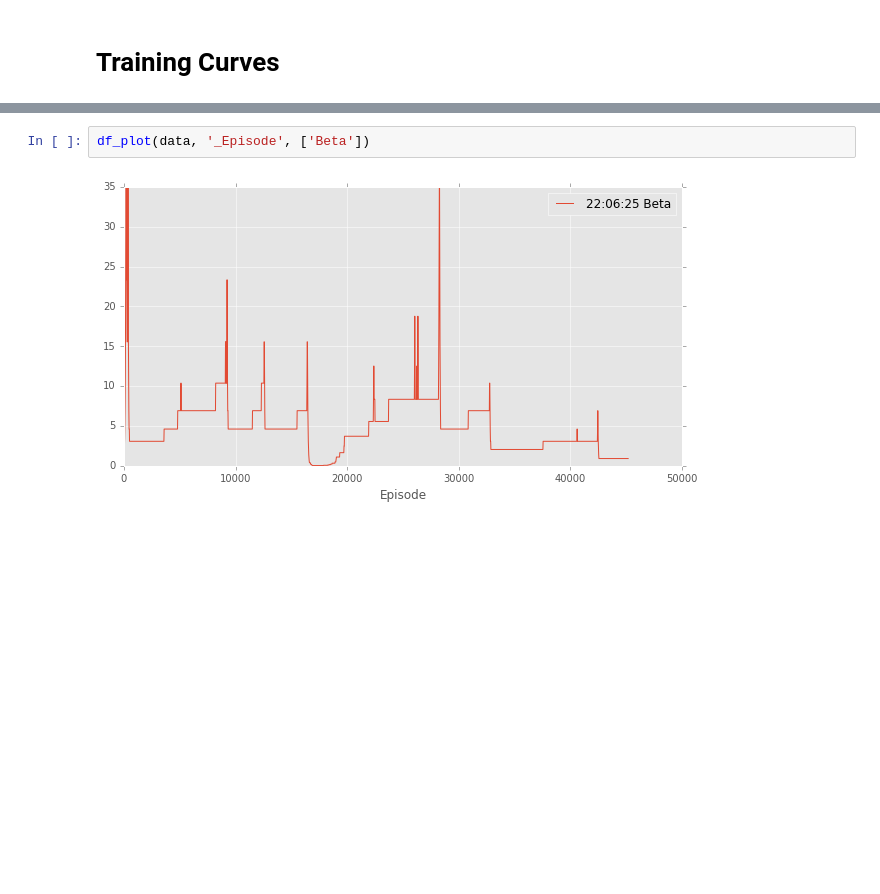
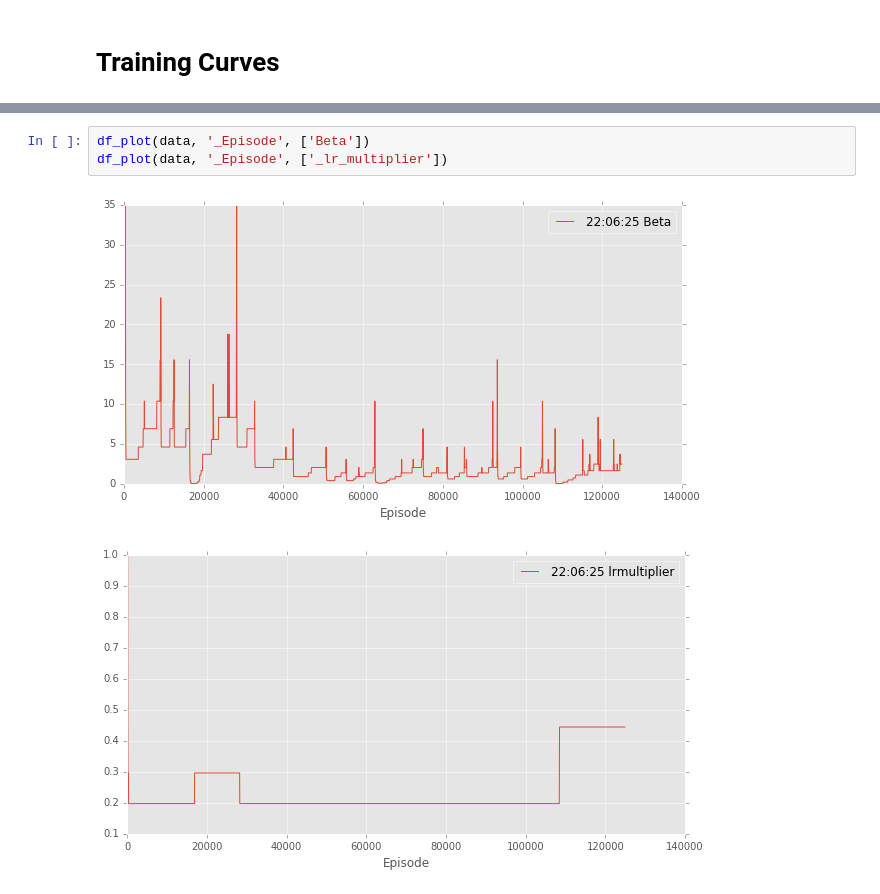
Before and after one commit to pat-coady/trpo, a Jupyter notebook: notebooks/humanoid.ipynb, the cells around one changed output, grey strips where cells are left out. Cells and saved outputs as stored; diff of their text form; blank space fills up the shorter version.

```diff
--- a/notebooks/humanoid.ipynb
+++ b/notebooks/humanoid.ipynb
@@ -108,4 +108,6 @@ df_plot(data, '_Episode', ['PolicyLoss'], ylim=(-0.1, 0.1))
 # %%
 df_plot(data, '_Episode', ['Beta'])
+df_plot(data, '_Episode', ['_lr_multiplier'])
 # %% [output]
-[figure, old version]
+[figure, new version]
+[figure, added]
```
Also changed, not shown: parts of 7 cells of this notebook, 1 other file.
